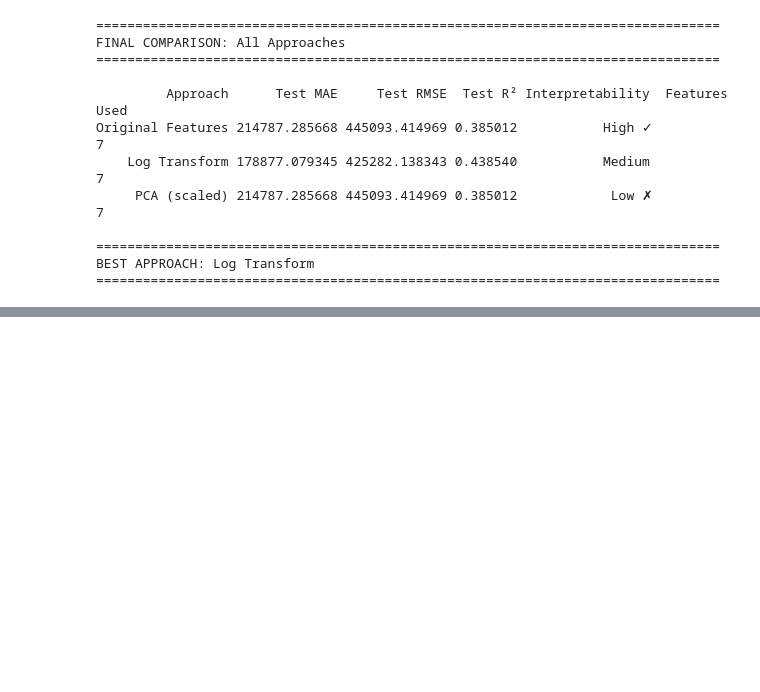
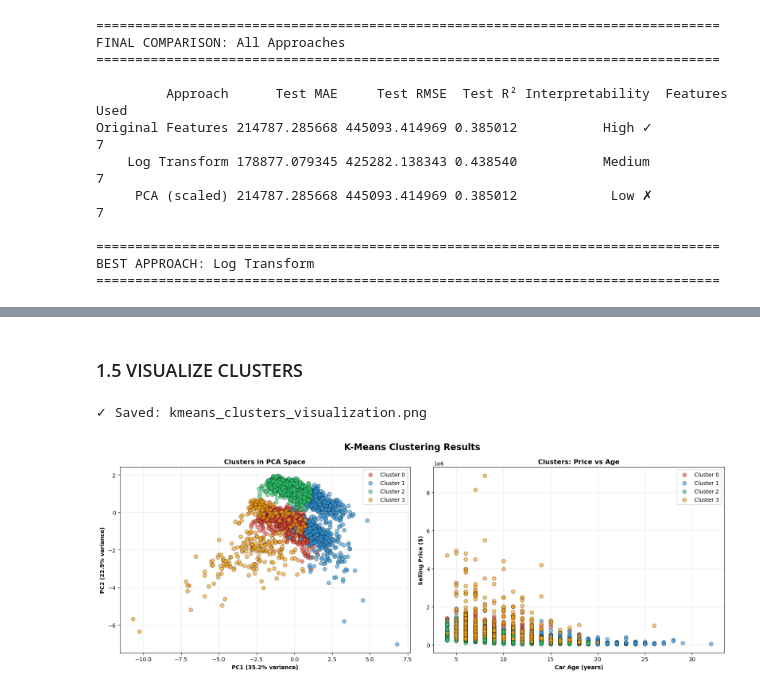
Before and after one commit to nourbenmoulehem/AUTOMATCH, a Jupyter notebook: AutoMatch_Price_Prediction_DU_&_DP.ipynb, the cells around one changed output, grey strips where cells are left out. Cells and saved outputs as stored; diff of their text form; code cells hidden in the pictures; blank space fills up the shorter version.

```diff
--- a/AutoMatch_Price_Prediction_DU_&_DP.ipynb
+++ b/AutoMatch_Price_Prediction_DU_&_DP.ipynb
@@ -2972,0 +3155,20 @@ BEST APPROACH: Log Transform
+# %%
+
+optimal_k = 4
+
+print(f"Training K-Means with K={optimal_k} clusters...")
+
+kmeans_final = KMeans(n_clusters=optimal_k, random_state=42, n_init=10)
+df['cluster_kmeans'] = kmeans_final.fit_predict(X_scaled)
+
+print(f"✓ Model trained!")
+print(f"\nCluster distribution:")
+print(df['cluster_kmeans'].value_counts().sort_index())
+
+# Evaluate
+silhouette_avg = silhouette_score(X_scaled, df['cluster_kmeans'])
+davies_bouldin = davies_bouldin_score(X_scaled, df['cluster_kmeans'])
+
+print(f"\n📊 Cluster Quality Metrics:")
+print(f"   Silhouette Score: {silhouette_avg:.3f} (Range: -1 to 1, higher is better)")
+print(f"   Davies-Bouldin Index: {davies_bouldin:.3f} (Lower is better)")
@@ -2972,0 +3245,46 @@ BEST APPROACH: Log Transform
+# %% [markdown]
+### 1.5 VISUALIZE CLUSTERS
+# %%
+# Use PCA for 2D visualization
+pca = PCA(n_components=2, random_state=42)
+X_pca = pca.fit_transform(X_scaled)
+
+# Create visualization
+fig, axes = plt.subplots(1, 2, figsize=(16, 6))
+fig.suptitle('K-Means Clustering Results', fontsize=16, fontweight='bold')
+
+# PCA plot
+colors = ['#e74c3c', '#3498db', '#2ecc71', '#f39c12', '#9b59b6']
+for cluster_id in range(optimal_k):
+    cluster_mask = df['cluster_kmeans'] == cluster_id
+    axes[0].scatter(X_pca[cluster_mask, 0], X_pca[cluster_mask, 1],
+                    c=colors[cluster_id], label=f'Cluster {cluster_id}',
+                    alpha=0.6, s=50, edgecolors='black', linewidth=0.5)
+
+axes[0].set_xlabel(f'PC1 ({pca.explained_variance_ratio_[0]*100:.1f}% variance)', fontweight='bold')
+axes[0].set_ylabel(f'PC2 ({pca.explained_variance_ratio_[1]*100:.1f}% variance)', fontweight='bold')
+axes[0].set_title('Clusters in PCA Space', fontweight='bold')
+axes[0].legend()
+axes[0].grid(alpha=0.3)
+
+# Price vs Age colored by cluster
+for cluster_id in range(optimal_k):
+    cluster_mask = df['cluster_kmeans'] == cluster_id
+    axes[1].scatter(df[cluster_mask]['car_age'],
+                    df[cluster_mask]['selling_price'],
+                    c=colors[cluster_id], label=f'Cluster {cluster_id}',
+                    alpha=0.6, s=50, edgecolors='black', linewidth=0.5)
+
+axes[1].set_xlabel('Car Age (years)', fontweight='bold')
+axes[1].set_ylabel('Selling Price ($)', fontweight='bold')
+axes[1].set_title('Clusters: Price vs Age', fontweight='bold')
+axes[1].legend()
+axes[1].grid(alpha=0.3)
+
+plt.tight_layout()
+plt.savefig('kmeans_clusters_visualization.png', dpi=300, bbox_inches='tight')
+print("✓ Saved: kmeans_clusters_visualization.png")
+plt.show()
+# %% [output]
+✓ Saved: kmeans_clusters_visualization.png
+[figure, added]
```
Also changed, not shown: parts of 39 cells of this notebook, 14 other files.
